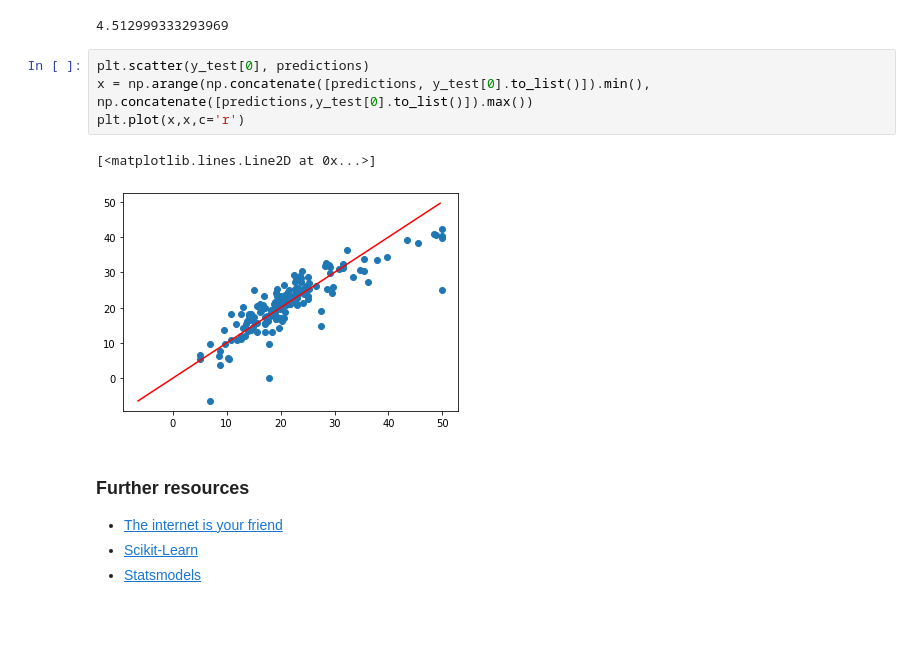
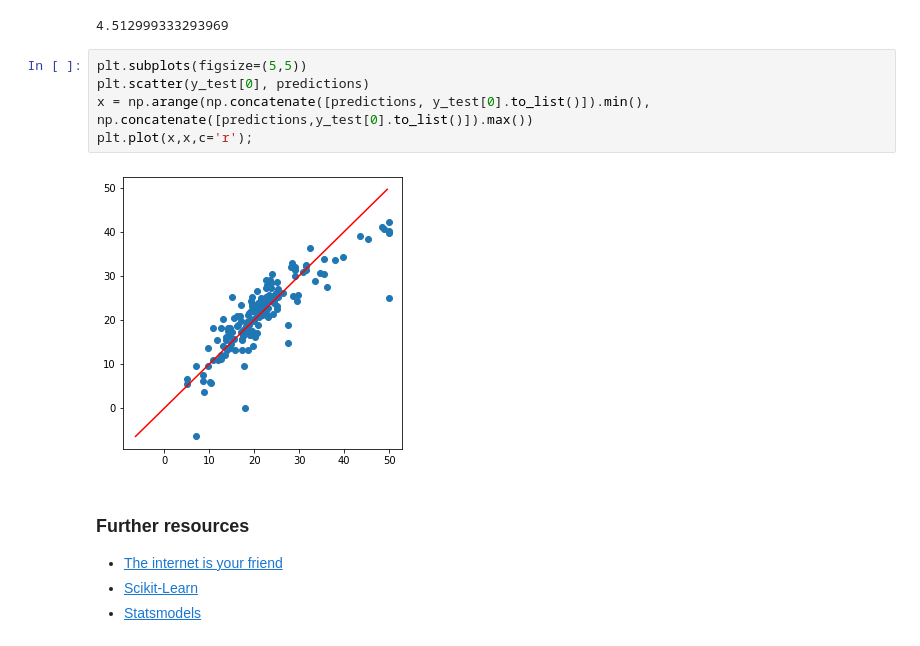
Before and after one commit to EduOporto/boston_linear_regression, a Jupyter notebook: boston_housing.ipynb, the cells around one changed output. Cells and saved outputs as stored; diff of their text form; blank space fills up the shorter version.

Commit message:
Scatter improved

```diff
--- a/boston_housing.ipynb
+++ b/boston_housing.ipynb
@@ -187,12 +187,12 @@ rmse(predictions, y_test[0])
 # %% [output]
 4.512999333293969
 # %%
+plt.subplots(figsize=(5,5))
 plt.scatter(y_test[0], predictions)
 x = np.arange(np.concatenate([predictions, y_test[0].to_list()]).min(), np.concatenate([predictions,y_test[0].to_list()]).max())
-plt.plot(x,x,c='r')
+plt.plot(x,x,c='r');
 # %% [output]
-[<matplotlib.lines.Line2D at 0x...>]
-[figure, old version]
+[figure, new version]
 # %% [markdown]
 ### Further resources
 
```
